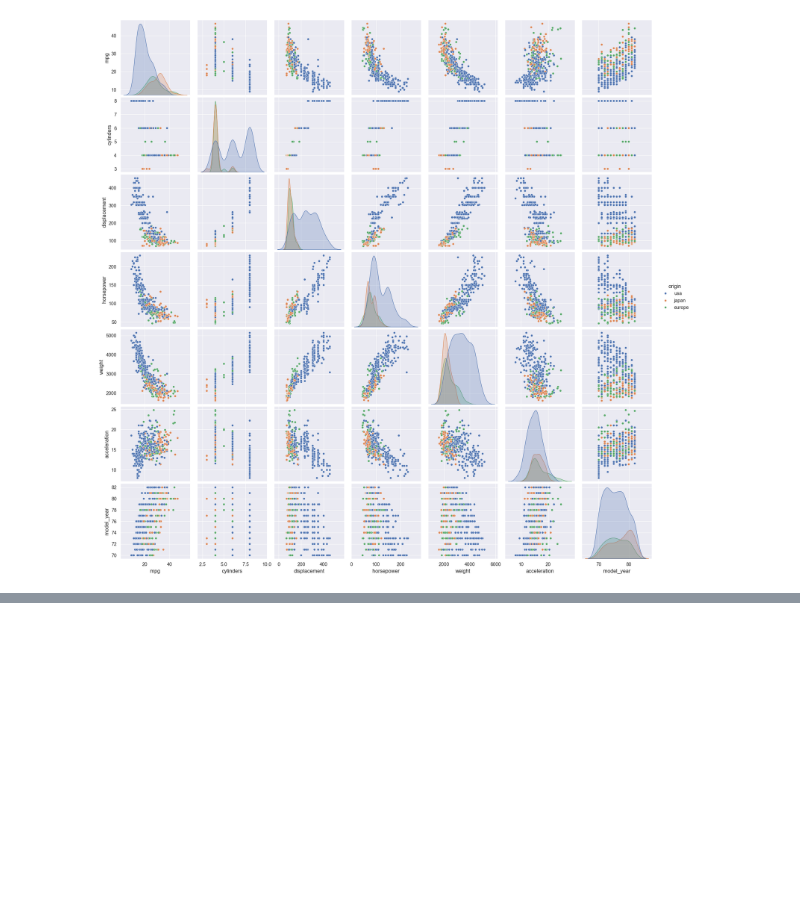
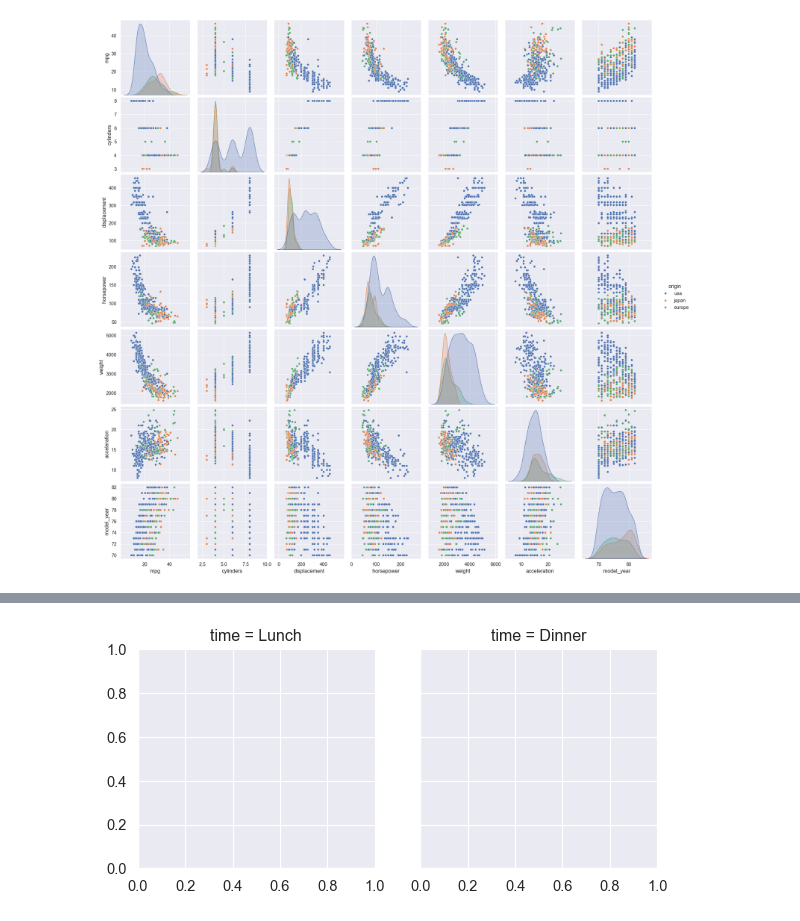
Before and after one commit to GiwonLee1999/Data_Wrangling_Analysis, a Jupyter notebook: Visualization/Seaborn/seaborn.ipynb, the cells around one changed output, grey strips where cells are left out. Cells and saved outputs as stored; diff of their text form; code cells hidden in the pictures; blank space fills up the shorter version.

```diff
--- a/Visualization/seaborn.ipynb
+++ b/Visualization/Seaborn/seaborn.ipynb
@@ -198,0 +269,4 @@ sns.pairplot(data=mpg,hue='origin')
+# %%
+FG = sns.FacetGrid(tips, col='time')
+# %% [output]
+[figure, added]
```
Also changed, not shown: parts of 13 cells of this notebook, 4 other files.
